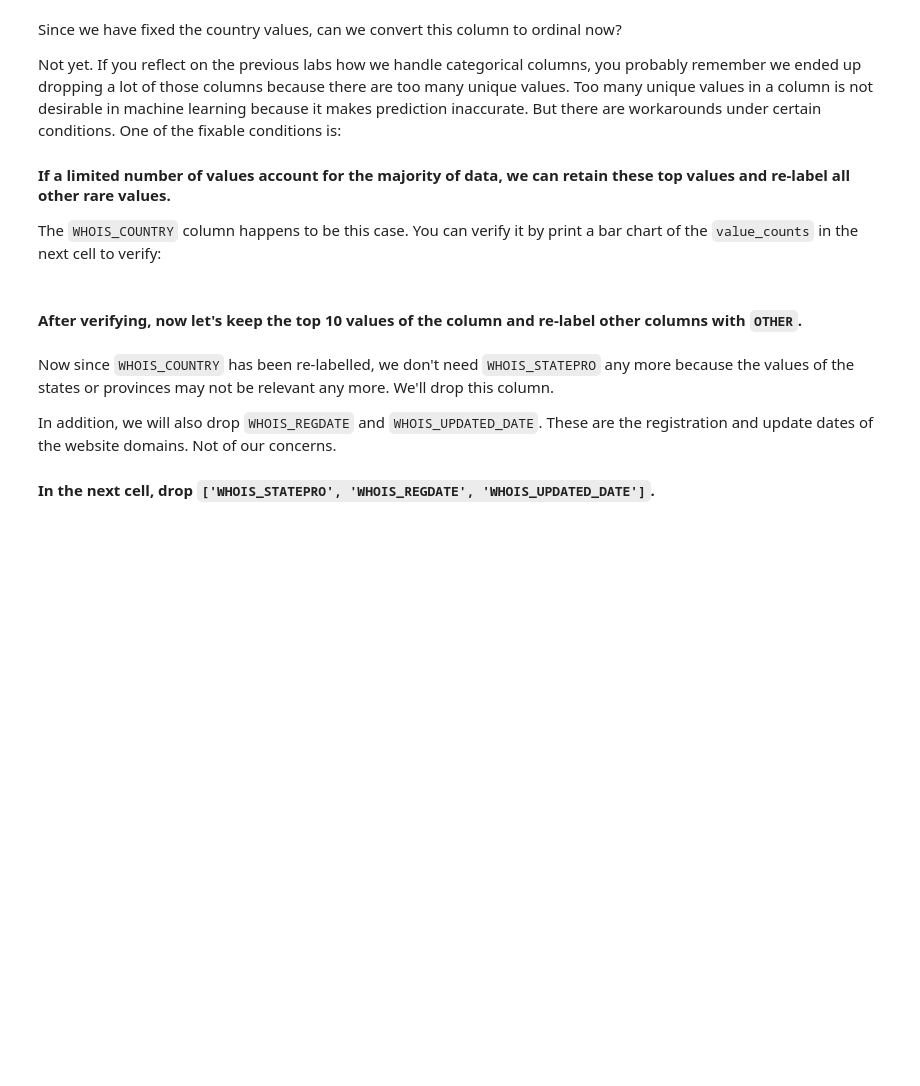
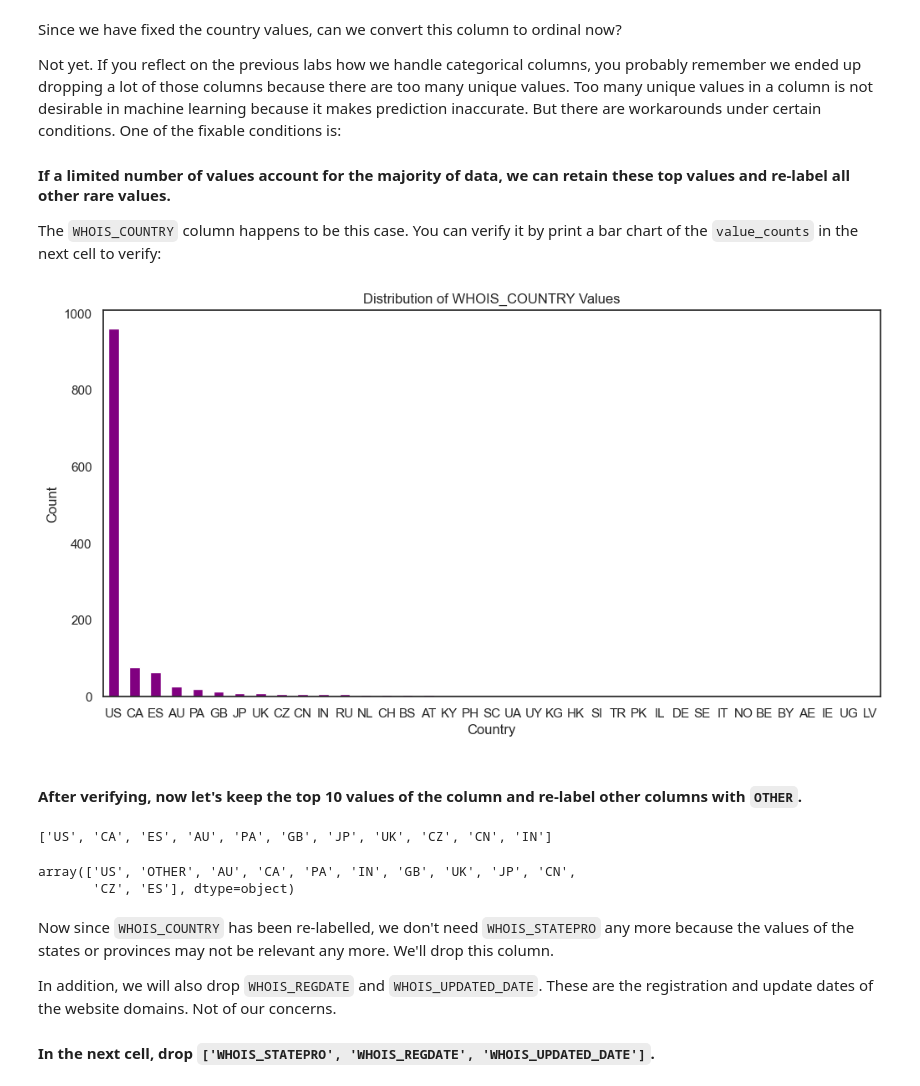
Before and after one commit to Ironhack-Data-Madrid-Octubre-2023/7.1-lab_supervised_learning, a Jupyter notebook: your-code/main.ipynb, the cells around one changed output. Saved outputs shown, nothing was run; the diff lists cells and outputs as text; code cells hidden in the pictures; blank space fills up the shorter version.

```diff
--- a/your-code/main.ipynb
+++ b/your-code/main.ipynb
@@ -596,3 +596,5 @@ array(['US', 'SC', 'RU', 'AU', 'CA', 'PA', 'IN', 'GB', "[u'GB'; u'UK']",
        'NL', 'UG', 'JP', 'CN', 'UK', 'SI', 'ru', 'KY', 'AT', 'CZ', 'PH',
        'LV', 'TR', 'ES', 'us', 'HK', 'UA', 'CH', 'BS', 'PK', 'IL', 'DE',
        'SE', 'IT', 'NO', 'BE', 'BY', 'AE', 'IE', 'UY', 'KG'], dtype=object)
+# %%
+websites['WHOIS_COUNTRY'] = websites['WHOIS_COUNTRY'].str.upper()
@@ -598,0 +621,5 @@ array(['US', 'SC', 'RU', 'AU', 'CA', 'PA', 'IN', 'GB', "[u'GB'; u'UK']",
+# %%
+websites['WHOIS_COUNTRY'] = websites['WHOIS_COUNTRY'].replace({'CYPRUS': 'CY',
+                                                     "[U'GB'; U'UK']": 'UK',
+                                                     'UNITED KINGDOM': 'UK',
+                                                     })
@@ -609,2 +641,12 @@ The `WHOIS_COUNTRY` column happens to be this case. You can verify it by print a
+# %%
+websites['WHOIS_COUNTRY'].value_counts().plot(kind='bar', figsize=(12, 6), color='purple')
+
+plt.title('Distribution of WHOIS_COUNTRY Values')
+plt.xlabel('Country')
+plt.ylabel('Count')
+plt.xticks(rotation=0)
+plt.show()
+# %% [output]
+[figure, added]
 # %% [markdown]
 #### After verifying, now let's keep the top 10 values of the column and re-label other columns with `OTHER`.
@@ -612,0 +653,5 @@ The `WHOIS_COUNTRY` column happens to be this case. You can verify it by print a
+# %%
+top10_c = list(websites.WHOIS_COUNTRY.value_counts().iloc[:11].index)
+top10_c
+# %% [output]
+['US', 'CA', 'ES', 'AU', 'PA', 'GB', 'JP', 'UK', 'CZ', 'CN', 'IN']
@@ -613,3 +662,8 @@ The `WHOIS_COUNTRY` column happens to be this case. You can verify it by print a
+# %%
+websites.WHOIS_COUNTRY.unique()
+# %% [output]
+array(['US', 'OTHER', 'AU', 'CA', 'PA', 'IN', 'GB', 'UK', 'JP', 'CN',
+       'CZ', 'ES'], dtype=object)
 # %% [markdown]
 Now since `WHOIS_COUNTRY` has been re-labelled, we don't need `WHOIS_STATEPRO` any more because the values of the states or provinces may not be relevant any more. We'll drop this column.
 
```
Also changed, not shown: parts of 7 cells of this notebook.
